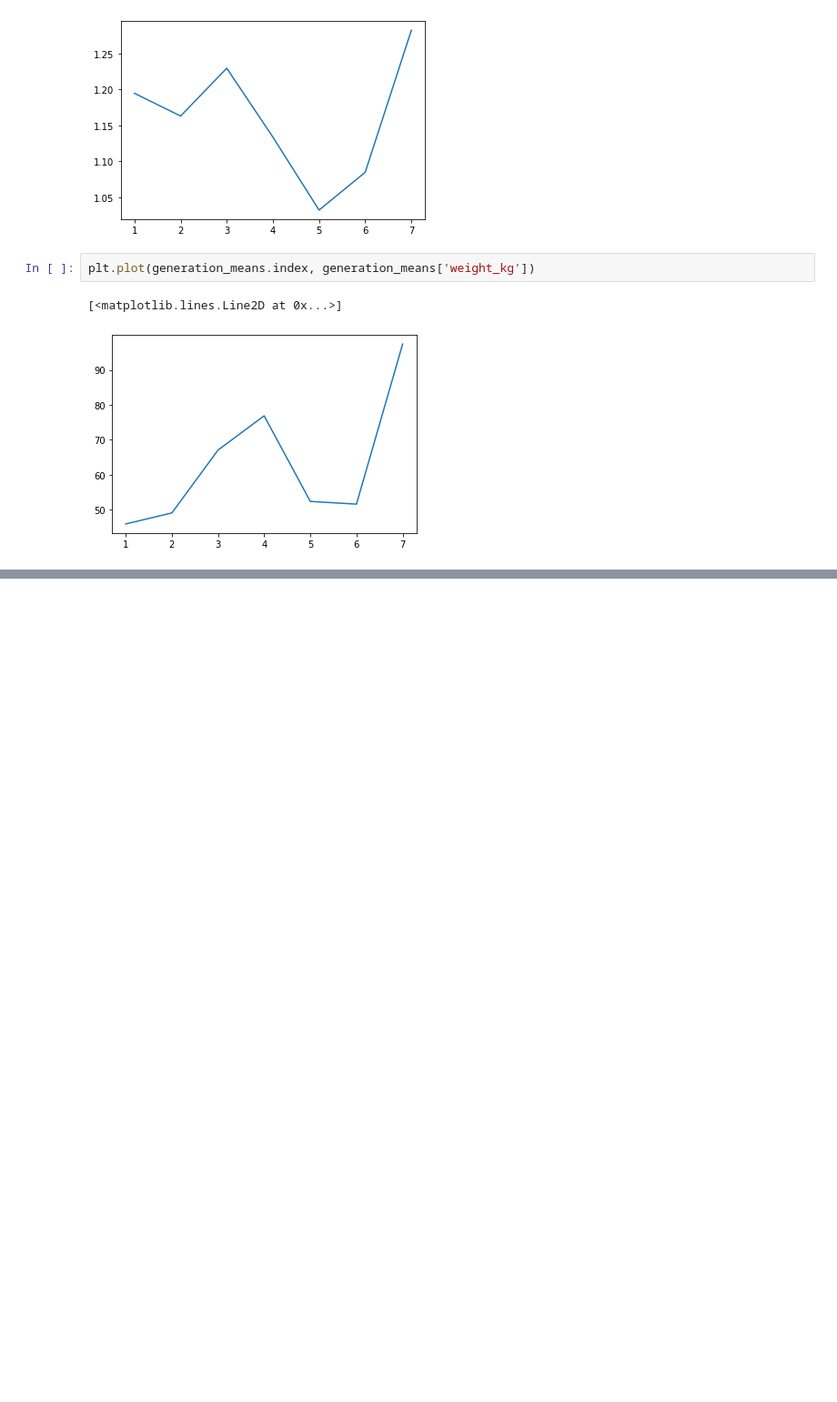
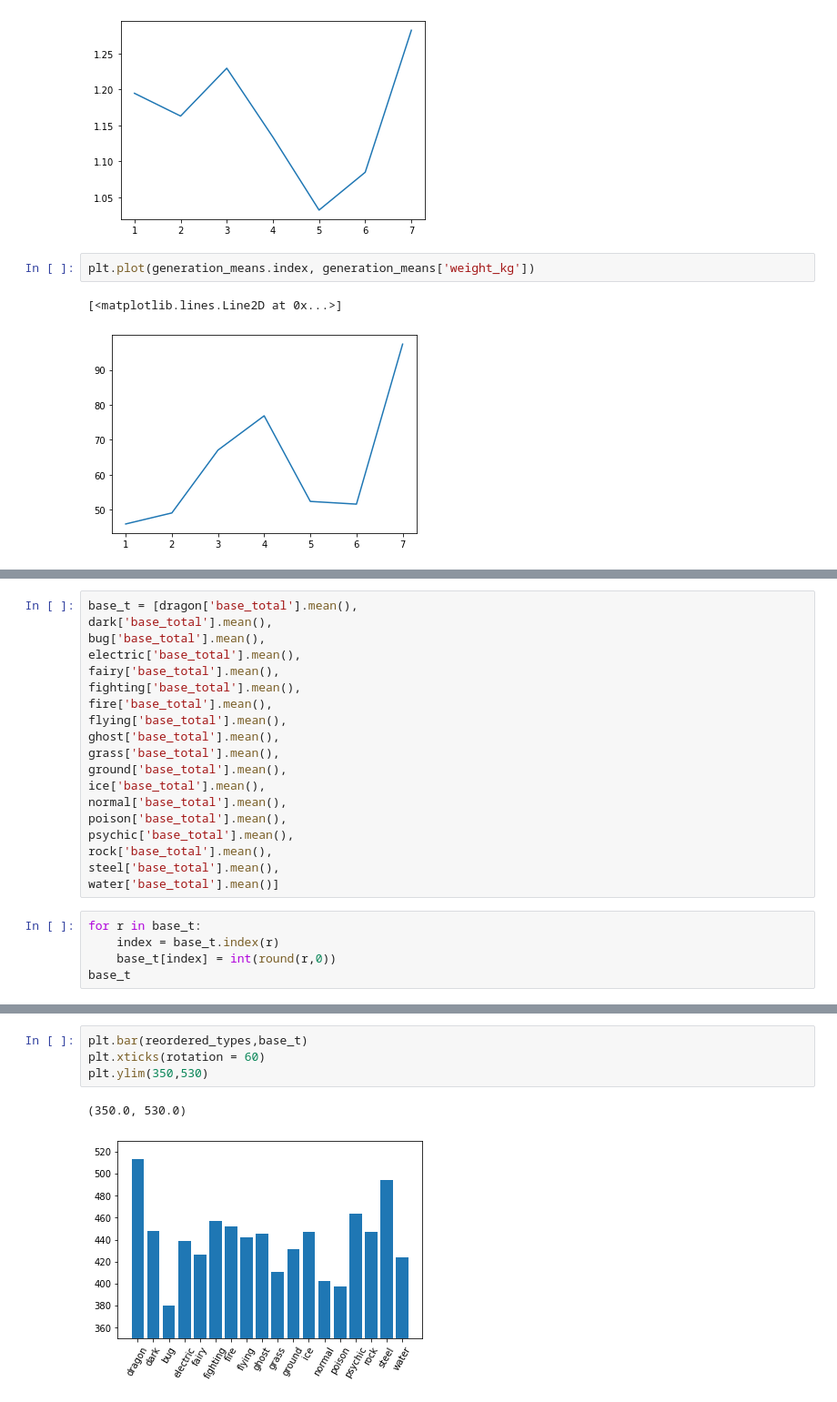
Before and after one commit to j-hendricks/Pokemon-Analysis, a Jupyter notebook: jupyter_notebook/Cleaning_Data.ipynb, the cells around one changed output, grey strips where cells are left out. Shown at 91% size. Cells and saved outputs as stored; diff of their text form; blank space fills up the shorter version.

```diff
--- a/jupyter_notebook/Cleaning_Data.ipynb
+++ b/jupyter_notebook/Cleaning_Data.ipynb
@@ -1177,0 +1489,24 @@ plt.plot(generation_means.index, generation_means['weight_kg'])
+# %%
+base_t = [dragon['base_total'].mean(),
+dark['base_total'].mean(),
+bug['base_total'].mean(),
+electric['base_total'].mean(),
+fairy['base_total'].mean(),
+fighting['base_total'].mean(),
+fire['base_total'].mean(),
+flying['base_total'].mean(),
+ghost['base_total'].mean(),
+grass['base_total'].mean(),
+ground['base_total'].mean(),
+ice['base_total'].mean(),
+normal['base_total'].mean(),
+poison['base_total'].mean(),
+psychic['base_total'].mean(),
+rock['base_total'].mean(),
+steel['base_total'].mean(),
+water['base_total'].mean()]
+# %%
+for r in base_t:
+    index = base_t.index(r)
+    base_t[index] = int(round(r,0))
+base_t
@@ -1177,0 +1532,7 @@ plt.plot(generation_means.index, generation_means['weight_kg'])
+# %%
+plt.bar(reordered_types,base_t)
+plt.xticks(rotation = 60)
+plt.ylim(350,530)
+# %% [output]
+(350.0, 530.0)
+[figure, added]
```
Also changed, not shown: parts of 49 cells of this notebook.
